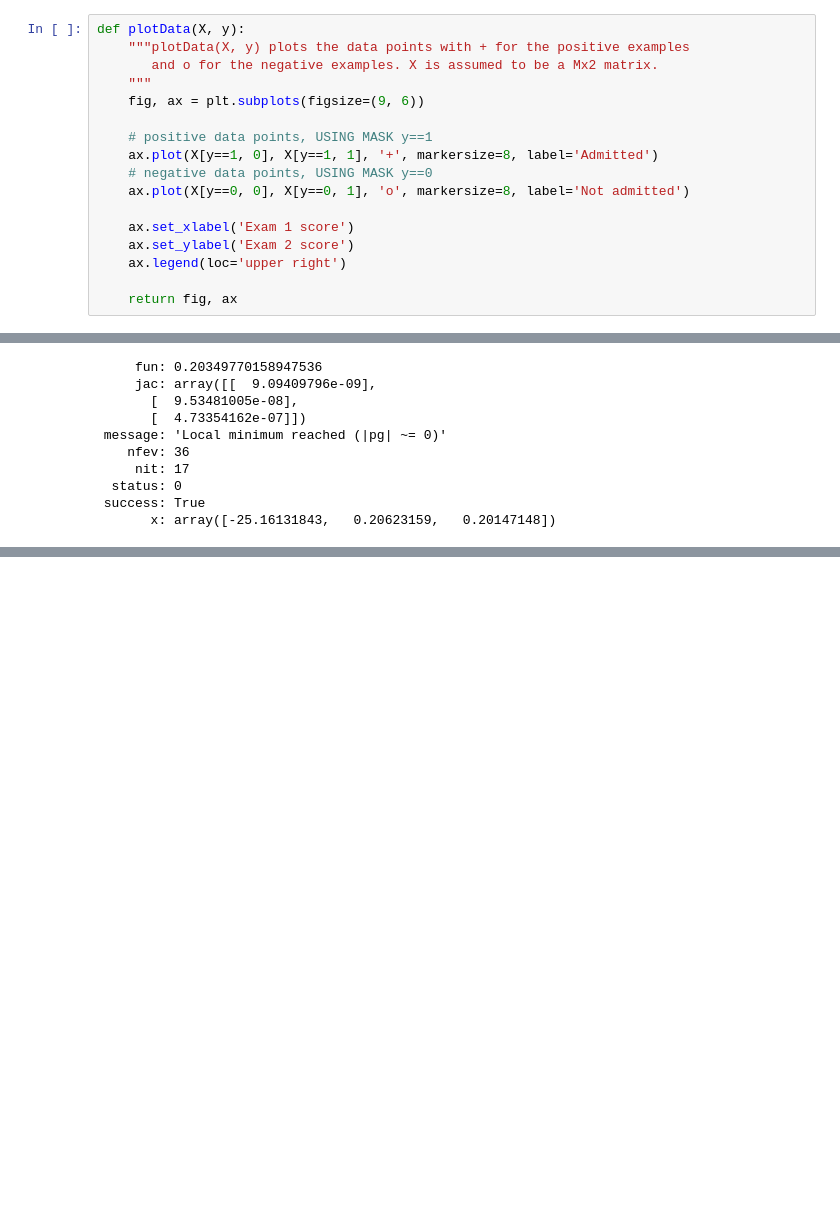
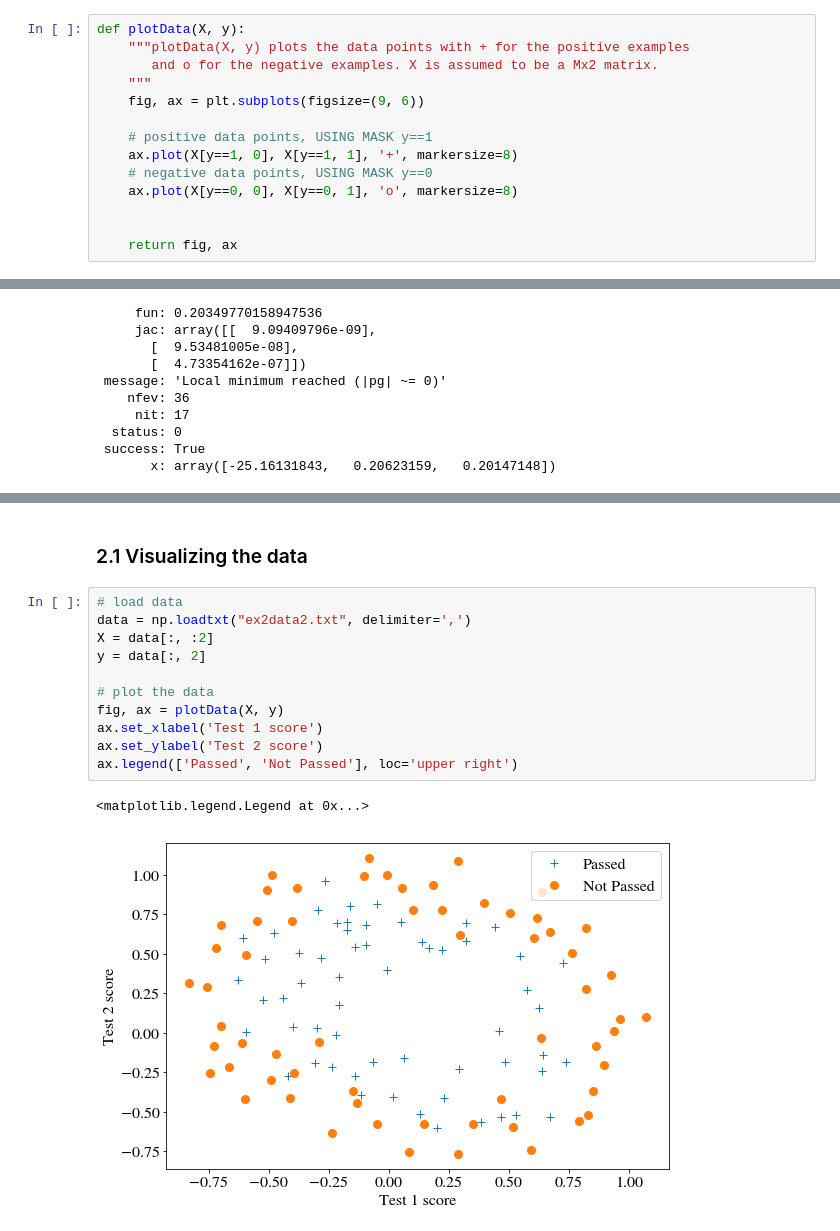
Before and after one commit to oeyh/NN, a Jupyter notebook: assignment2 logistic regression/Assign 2 Logistic Regression.ipynb, the cells around one changed output, grey strips where cells are left out. Drawn from its saved outputs; the diff is of its cells as text; blank space fills up the shorter version.

```diff
--- a/assignment2 logistic regression/Assign 2 Logistic Regression.ipynb
+++ b/assignment2 logistic regression/Assign 2 Logistic Regression.ipynb
@@ -27,13 +27,10 @@ def plotData(X, y):
     fig, ax = plt.subplots(figsize=(9, 6))
 
     # positive data points, USING MASK y==1
-    ax.plot(X[y==1, 0], X[y==1, 1], '+', markersize=8, label='Admitted')
+    ax.plot(X[y==1, 0], X[y==1, 1], '+', markersize=8)
     # negative data points, USING MASK y==0
-    ax.plot(X[y==0, 0], X[y==0, 1], 'o', markersize=8, label='Not admitted')
+    ax.plot(X[y==0, 0], X[y==0, 1], 'o', markersize=8)
 
-    ax.set_xlabel('Exam 1 score')
-    ax.set_ylabel('Exam 2 score')
-    ax.legend(loc='upper right')
 
     return fig, ax
 # %%
@@ -282,0 +352,16 @@ $$\large \frac{\partial J(\theta)}{\partial \theta}=\frac{1}{m} \mathbf X^T(2:en
+# %% [markdown]
+### 2.1 Visualizing the data
+# %%
+# load data
+data = np.loadtxt("ex2data2.txt", delimiter=',')
+X = data[:, :2]
+y = data[:, 2]
+
+# plot the data
+fig, ax = plotData(X, y)
+ax.set_xlabel('Test 1 score')
+ax.set_ylabel('Test 2 score')
+ax.legend(['Passed', 'Not Passed'], loc='upper right')
+# %% [output]
+<matplotlib.legend.Legend at 0x...>
+[figure, added]
```
Also changed, not shown: parts of 36 cells of this notebook.
